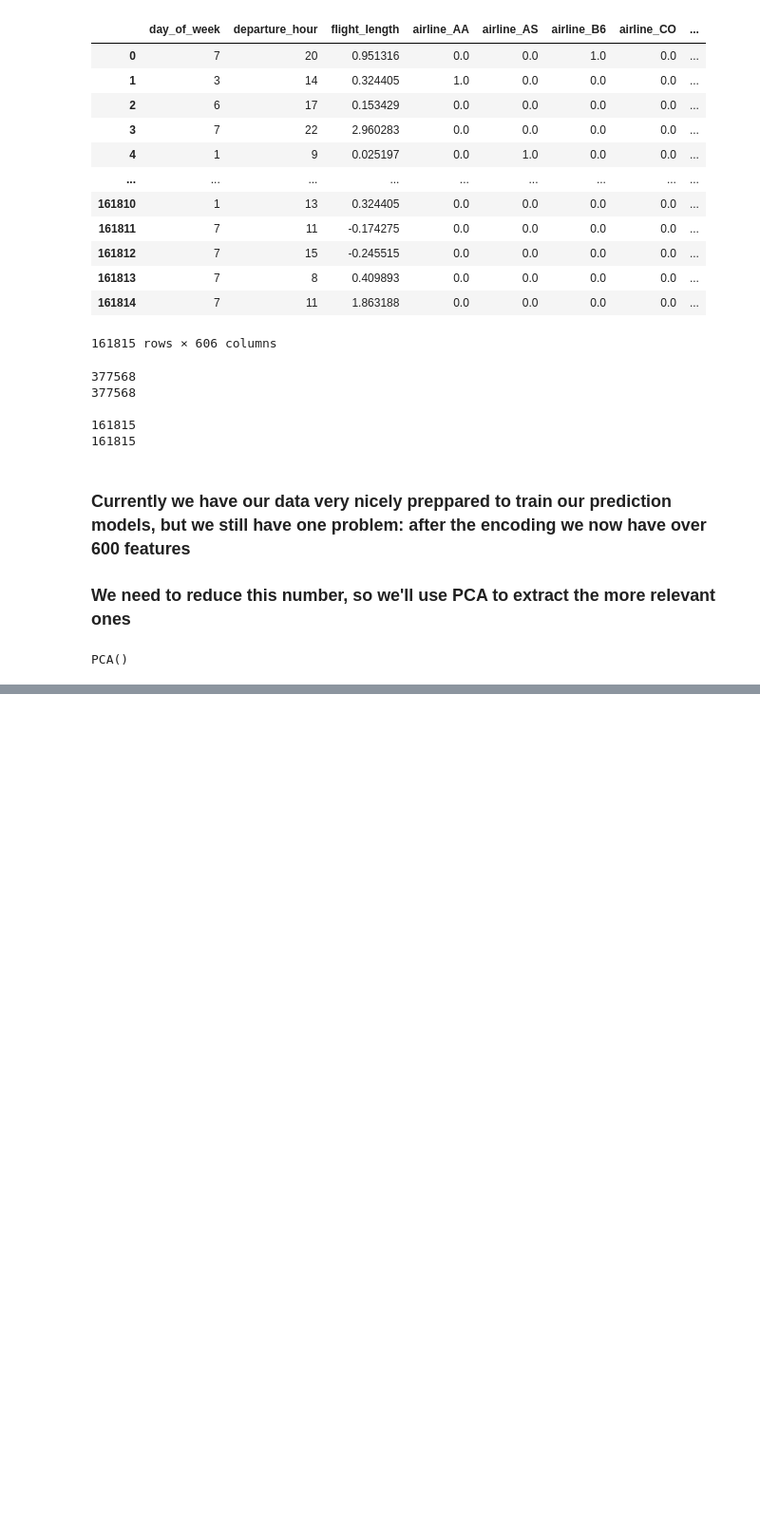
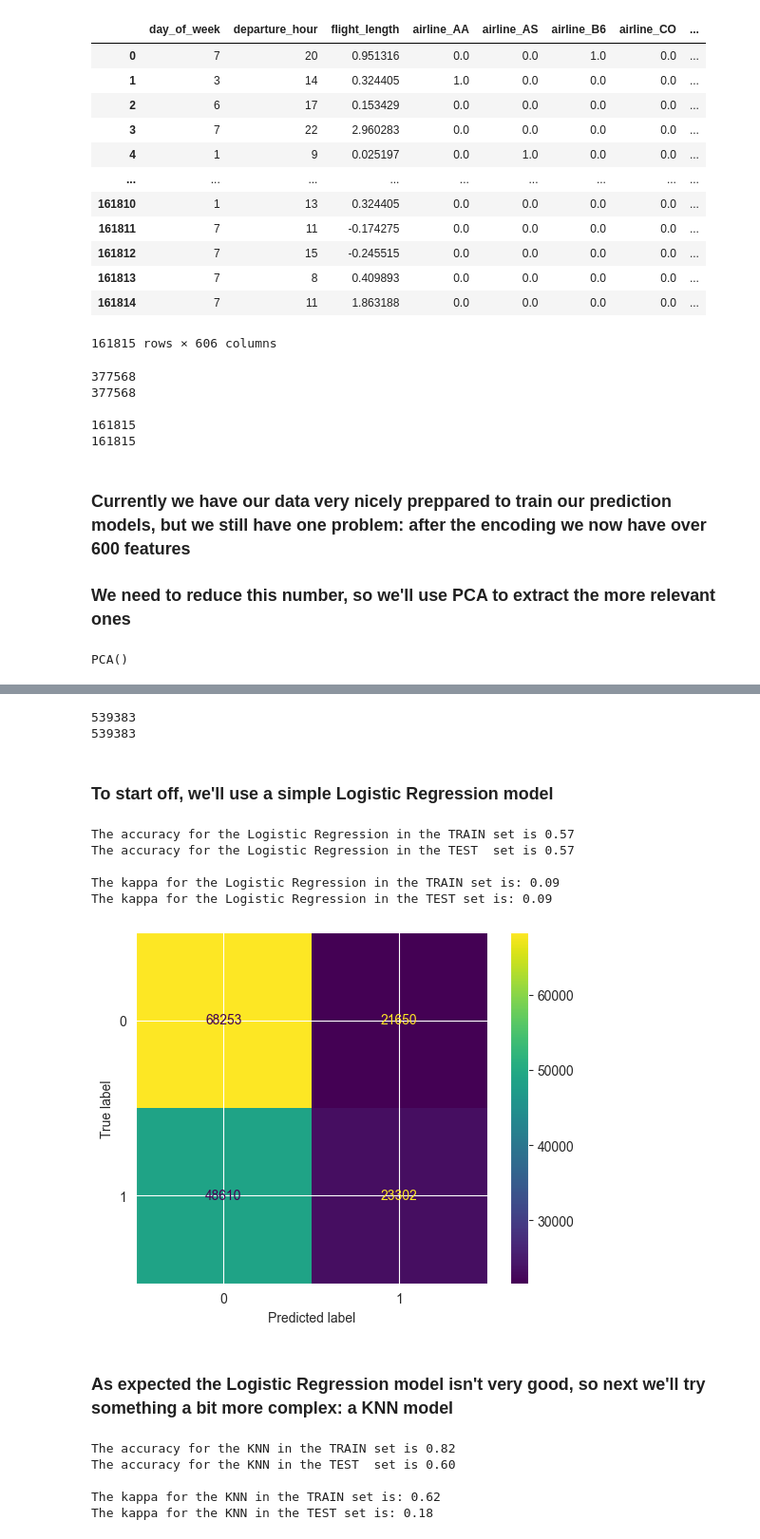
Before and after one commit to GuiMacc/final_bootcamp_project, a Jupyter notebook: Notebooks/prediction.ipynb, the cells around one changed output, grey strips where cells are left out. Shown at 95% size. Saved outputs shown, nothing was run; the diff lists cells and outputs as text; code cells hidden in the pictures; blank space fills up the shorter version.

```diff
--- a/Notebooks/prediction.ipynb
+++ b/Notebooks/prediction.ipynb
@@ -283,0 +400,5 @@ print(pca.explained_variance_ratio_)
+# %%
+pca_test_f=pca.transform(X_test_f)
+pca_test_df=pd.DataFrame(pca_test_f, columns=labels)
+pca_test_f=pca_test_df[['PC1','PC2','PC3']]
+pca_test_f
@@ -283,0 +419,8 @@ print(pca.explained_variance_ratio_)
+# %%
+print(len(X))
+print(len(pca_train_f)+len(pca_test_f))
+# %% [output]
+539383
+539383
+# %% [markdown]
+### To start off, we'll use a simple Logistic Regression model
@@ -283,0 +429,8 @@ print(pca.explained_variance_ratio_)
+# %%
+y_train.reset_index(drop=True, inplace=True)
+y_test.reset_index(drop=True, inplace=True)
+# %%
+lr=LogisticRegression(random_state=12, max_iter=300, solver='saga')
+lr.fit(pca_train_f, y_train)
+with open("../Models/LogisticRegression.pkl", "wb") as file:
+    pickle.dump(lr, file)
@@ -283,0 +439,25 @@ print(pca.explained_variance_ratio_)
+# %%
+print("The accuracy for the Logistic Regression in the TRAIN set is {:.2f}".format(lr.score(pca_train_f,y_train)))
+print("The accuracy for the Logistic Regression in the TEST  set is {:.2f}".format(lr.score(pca_test_f, y_test)))
+print()
+
+y_lr_train_pred=lr.predict(pca_train_f)
+y_lr_test_pred=lr.predict(pca_test_f)
+
+print("The kappa for the Logistic Regression in the TRAIN set is: {:.2f}".format(cohen_kappa_score(y_train, y_lr_train_pred)))
+print("The kappa for the Logistic Regression in the TEST set is: {:.2f}".format(cohen_kappa_score(y_test, y_lr_test_pred)))
+# %% [output]
+The accuracy for the Logistic Regression in the TRAIN set is 0.57
+The accuracy for the Logistic Regression in the TEST  set is 0.57
+
+The kappa for the Logistic Regression in the TRAIN set is: 0.09
+The kappa for the Logistic Regression in the TEST set is: 0.09
+# %%
+cm_lr=confusion_matrix(y_test, y_lr_test_pred)
+lr_disp = ConfusionMatrixDisplay(confusion_matrix=cm_lr)
+lr_disp.plot()
+plt.show()
+# %% [output]
+[figure, added]
+# %% [markdown]
+### As expected the Logistic Regression model isn't very good, so next we'll try something a bit more complex: a KNN model
@@ -283,0 +471,16 @@ print(pca.explained_variance_ratio_)
+# %%
+print("The accuracy for the KNN in the TRAIN set is {:.2f}".format(knn.score(pca_train_f,y_train)))
+print("The accuracy for the KNN in the TEST  set is {:.2f}".format(knn.score(pca_test_f, y_test)))
+print()
+
+y_knn_train_pred=knn.predict(pca_train_f)
+y_knn_test_pred=knn.predict(pca_test_f)
+
+print("The kappa for the KNN in the TRAIN set is: {:.2f}".format(cohen_kappa_score(y_train, y_knn_train_pred)))
+print("The kappa for the KNN in the TEST set is: {:.2f}".format(cohen_kappa_score(y_test, y_knn_test_pred)))
+# %% [output]
+The accuracy for the KNN in the TRAIN set is 0.82
+The accuracy for the KNN in the TEST  set is 0.60
+
+The kappa for the KNN in the TRAIN set is: 0.62
+The kappa for the KNN in the TEST set is: 0.18
```
Also changed, not shown: parts of 36 cells of this notebook, 5 other files.
